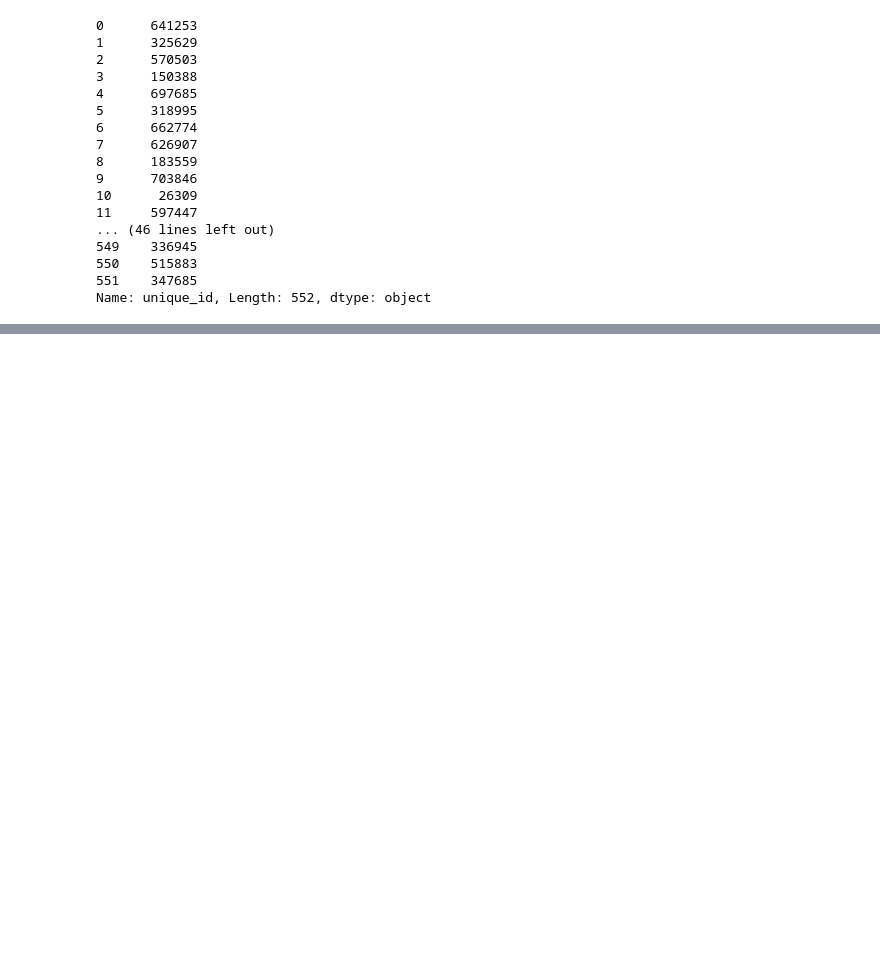
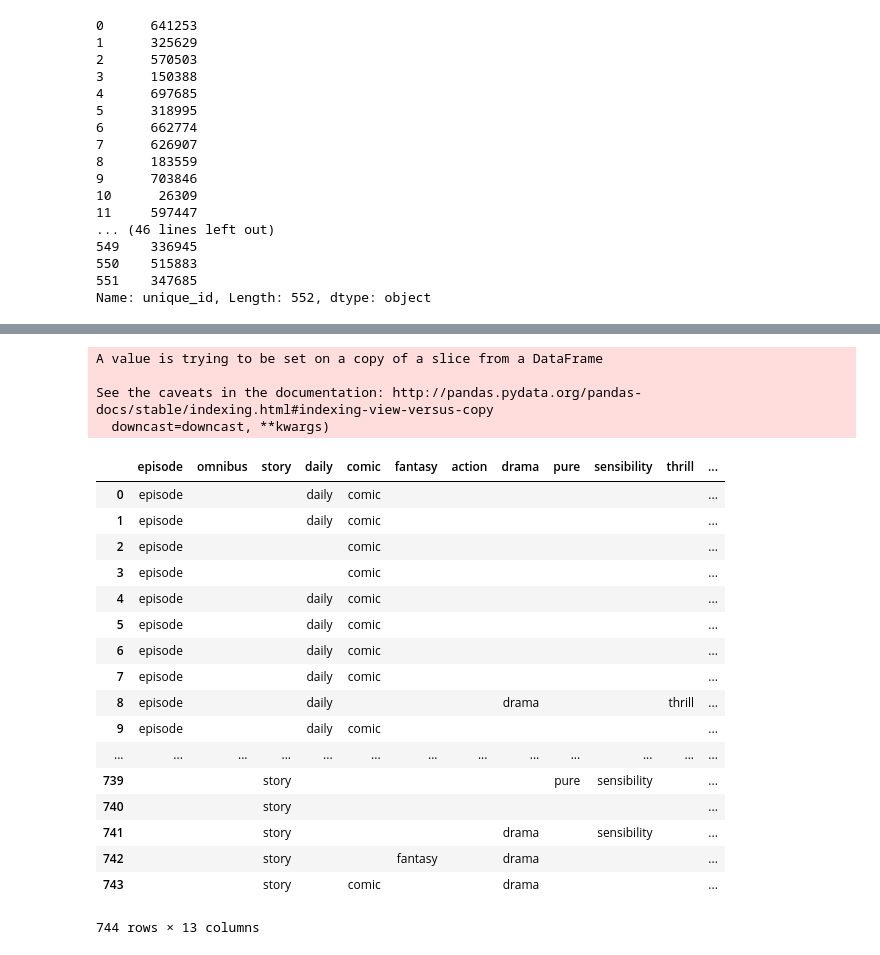
Before and after one commit to brightscannon/Webtoon_recommand_system, a Jupyter notebook: Crawling_test_Juno.ipynb, the cells around one changed output, grey strips where cells are left out. Cells and saved outputs as stored; diff of their text form; code cells hidden in the pictures; blank space fills up the shorter version.

```diff
--- a/Crawling_test_Juno.ipynb
+++ b/Crawling_test_Juno.ipynb
@@ -221,2 +250,13 @@ Name: unique_id, Length: 552, dtype: object
 - main genre : 에피소드, 옴니버스, 스토리
 - sub genre : 일상, 개그, 판타지, 액션, 드라마, 순정, 감성, 스릴러, 시대극, 스포츠
+# %%
+genres = ["episode","omnibus","story","daily","comic","fantasy","action","drama","pure","sensibility","thrill","historical","sports"]
+# %%
+df = naver_webtoon("episode")
+# %%
+for genre in genres[1:]:
+    print(genre)
+    sample = naver_webtoon(genre)
+    df = pd.merge(df,sample, how='outer')
+df.reset_index(inplace=True, drop=True)
+df.tail()
@@ -222,0 +282,27 @@ Name: unique_id, Length: 552, dtype: object
+# %%
+col_genres = df[genres]
+col_genres.fillna("", inplace=True)
+col_genres
+# %% [output]
+A value is trying to be set on a copy of a slice from a DataFrame
+
+See the caveats in the documentation: http://pandas.pydata.org/pandas-docs/stable/indexing.html#indexing-view-versus-copy
+  downcast=downcast, **kwargs)
+|  | episode | omnibus | story | daily | comic | fantasy | action | drama | pure | sensibility | thrill | ... |
+| 0 | episode |  |  | daily | comic |  |  |  |  |  |  | ... |
+| 1 | episode |  |  | daily | comic |  |  |  |  |  |  | ... |
+| 2 | episode |  |  |  | comic |  |  |  |  |  |  | ... |
+| 3 | episode |  |  |  | comic |  |  |  |  |  |  | ... |
+| 4 | episode |  |  | daily | comic |  |  |  |  |  |  | ... |
+| 5 | episode |  |  | daily | comic |  |  |  |  |  |  | ... |
+| 6 | episode |  |  | daily | comic |  |  |  |  |  |  | ... |
+| 7 | episode |  |  | daily | comic |  |  |  |  |  |  | ... |
+| 8 | episode |  |  | daily |  |  |  | drama |  |  | thrill | ... |
+| 9 | episode |  |  | daily | comic |  |  |  |  |  |  | ... |
+| ... | ... | ... | ... | ... | ... | ... | ... | ... | ... | ... | ... | ... |
+| 739 |  |  | story |  |  |  |  |  | pure | sensibility |  | ... |
+| 740 |  |  | story |  |  |  |  |  |  |  |  | ... |
+| 741 |  |  | story |  |  |  |  | drama |  | sensibility |  | ... |
+| 742 |  |  | story |  |  | fantasy |  | drama |  |  |  | ... |
+| 743 |  |  | story |  | comic |  |  | drama |  |  |  | ... |
+744 rows × 13 columns
```
Also changed, not shown: parts of 16 cells of this notebook.
